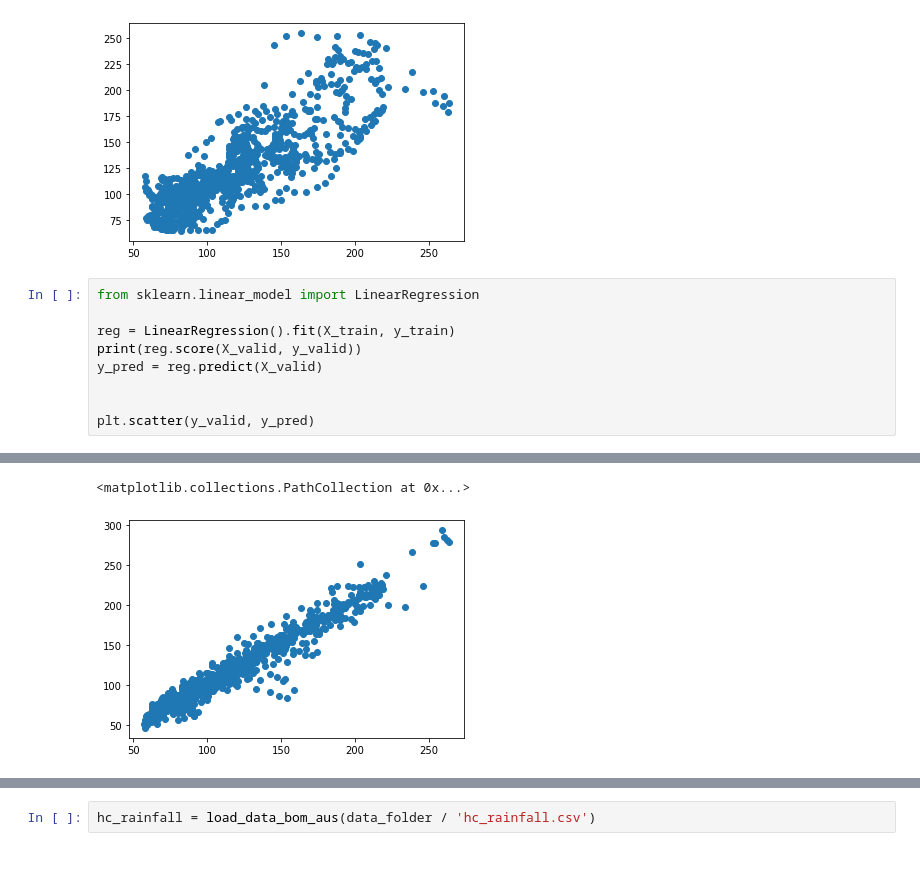
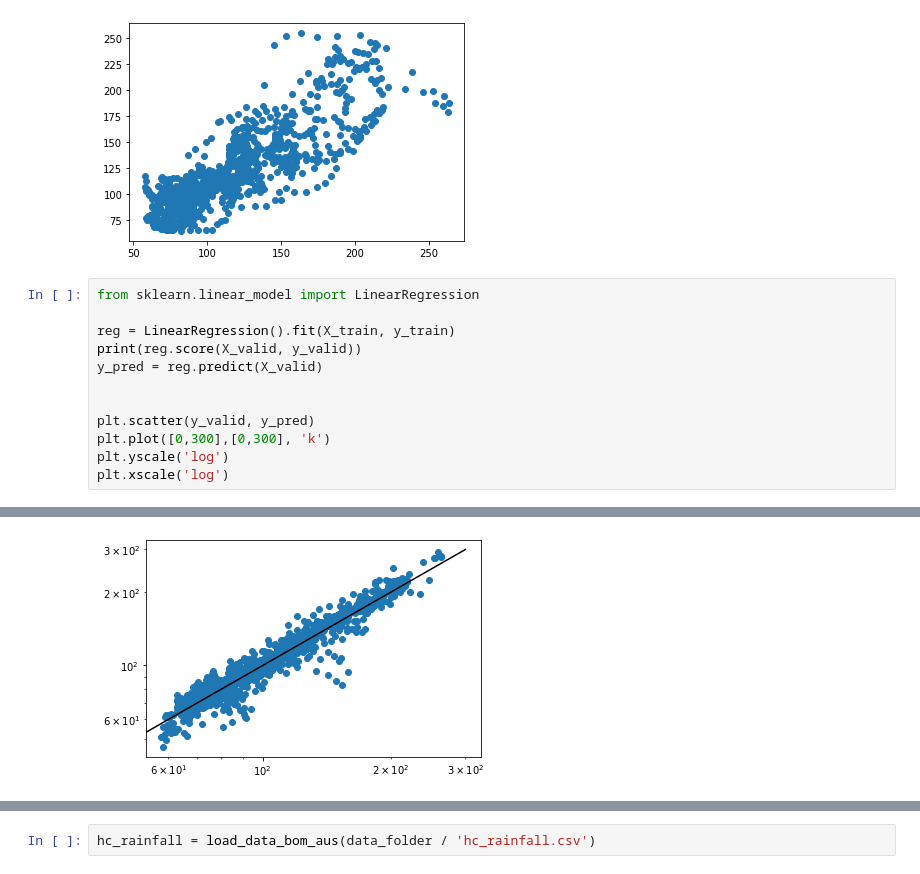
Before and after one commit to SjoerdGn/str-flow-pred-and-control, a Jupyter notebook: data_exploration/exporations_Murray_bb.ipynb, the cells around one changed output, grey strips where cells are left out. Cells and saved outputs as stored; diff of their text form.

```diff
--- a/data_exploration/exporations_Murray_bb.ipynb
+++ b/data_exploration/exporations_Murray_bb.ipynb
@@ -263,4 +254,7 @@ y_pred = reg.predict(X_valid)
 
 
 plt.scatter(y_valid, y_pred)
+plt.plot([0,300],[0,300], 'k')
+plt.yscale('log')
+plt.xscale('log')
 # %% [output]
@@ -268,3 +262,2 @@ plt.scatter(y_valid, y_pred)
-<matplotlib.collections.PathCollection at 0x...>
-[figure, old version]
+[figure, new version]
 # %%
```
Also changed, not shown: parts of 21 cells of this notebook.
